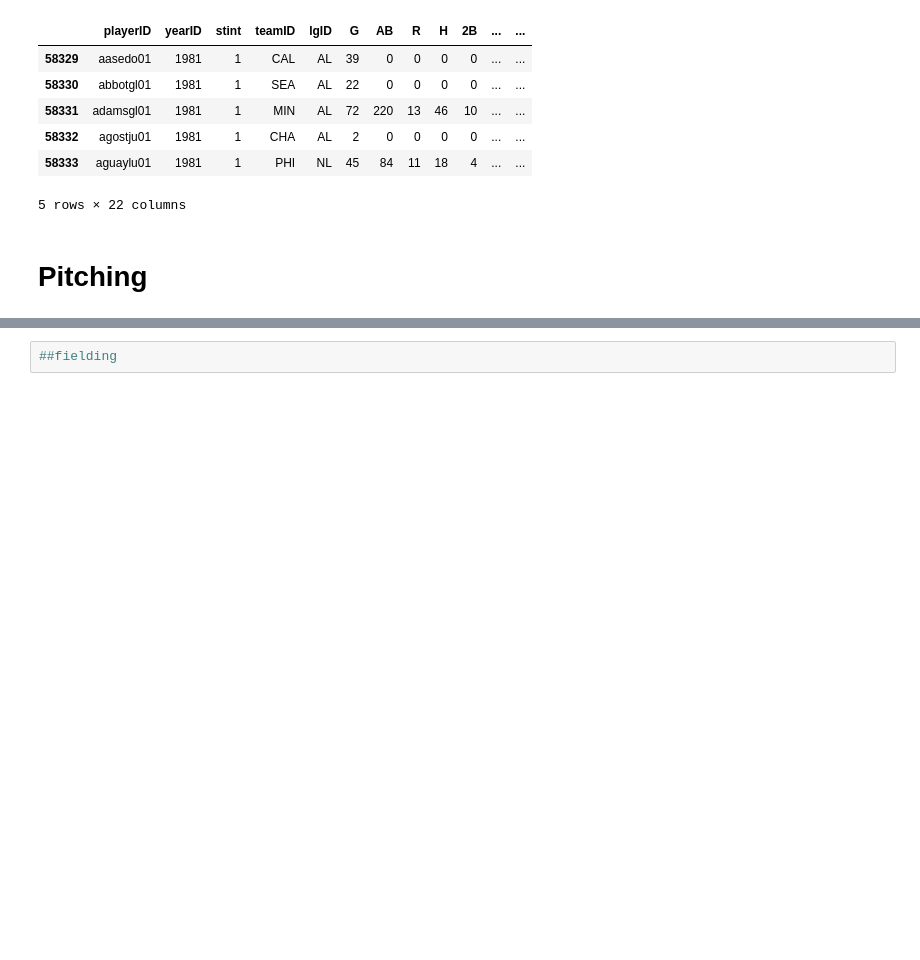
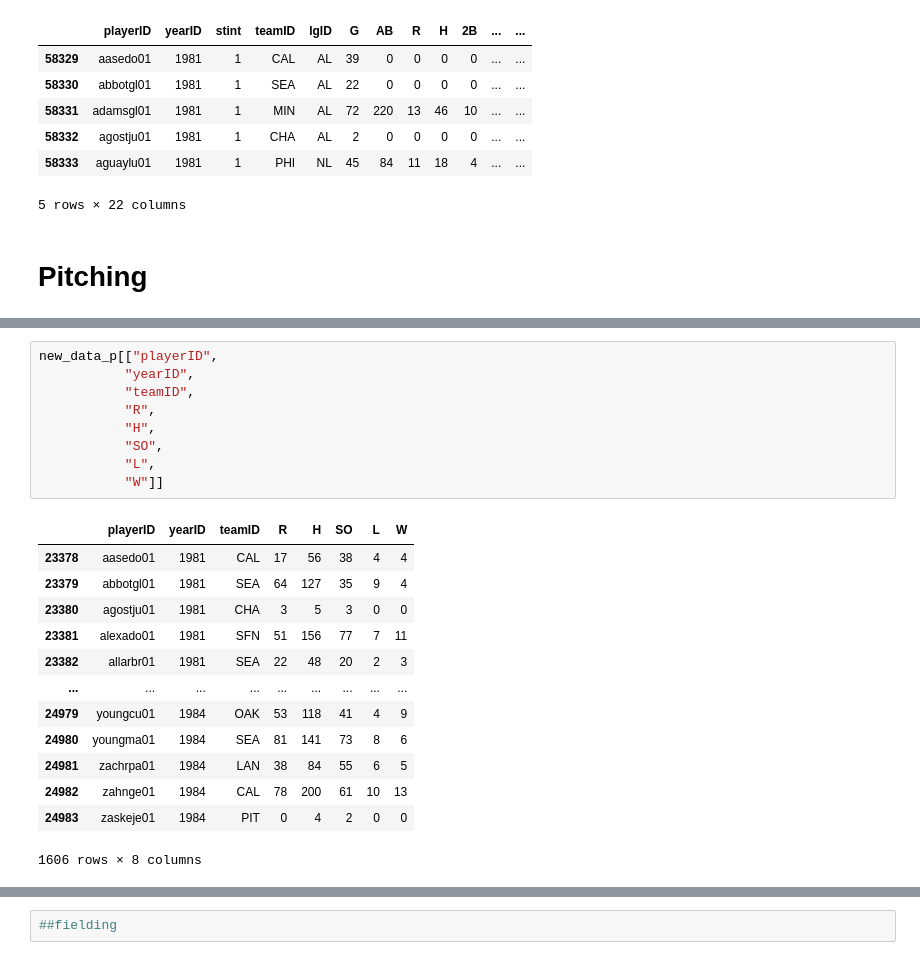
Before and after one commit to Lanpham0110/Project-1, a Jupyter notebook: project1.ipynb, the cells around one changed output, grey strips where cells are left out. Cells and saved outputs as stored; diff of their text form; blank space fills up the shorter version.

```diff
--- a/project1.ipynb
+++ b/project1.ipynb
@@ -117,0 +151,23 @@ new_data.head()
+# %%
+new_data_p[["playerID",
+           "yearID",
+           "teamID",
+           "R",
+           "H",
+           "SO",
+           "L",
+           "W"]]
+# %% [output]
+|  | playerID | yearID | teamID | R | H | SO | L | W |
+| 23378 | aasedo01 | 1981 | CAL | 17 | 56 | 38 | 4 | 4 |
+| 23379 | abbotgl01 | 1981 | SEA | 64 | 127 | 35 | 9 | 4 |
+| 23380 | agostju01 | 1981 | CHA | 3 | 5 | 3 | 0 | 0 |
+| 23381 | alexado01 | 1981 | SFN | 51 | 156 | 77 | 7 | 11 |
+| 23382 | allarbr01 | 1981 | SEA | 22 | 48 | 20 | 2 | 3 |
+| ... | ... | ... | ... | ... | ... | ... | ... | ... |
+| 24979 | youngcu01 | 1984 | OAK | 53 | 118 | 41 | 4 | 9 |
+| 24980 | youngma01 | 1984 | SEA | 81 | 141 | 73 | 8 | 6 |
+| 24981 | zachrpa01 | 1984 | LAN | 38 | 84 | 55 | 6 | 5 |
+| 24982 | zahnge01 | 1984 | CAL | 78 | 200 | 61 | 10 | 13 |
+| 24983 | zaskeje01 | 1984 | PIT | 0 | 4 | 2 | 0 | 0 |
+1606 rows × 8 columns
```
Also changed, not shown: parts of 7 cells of this notebook.
